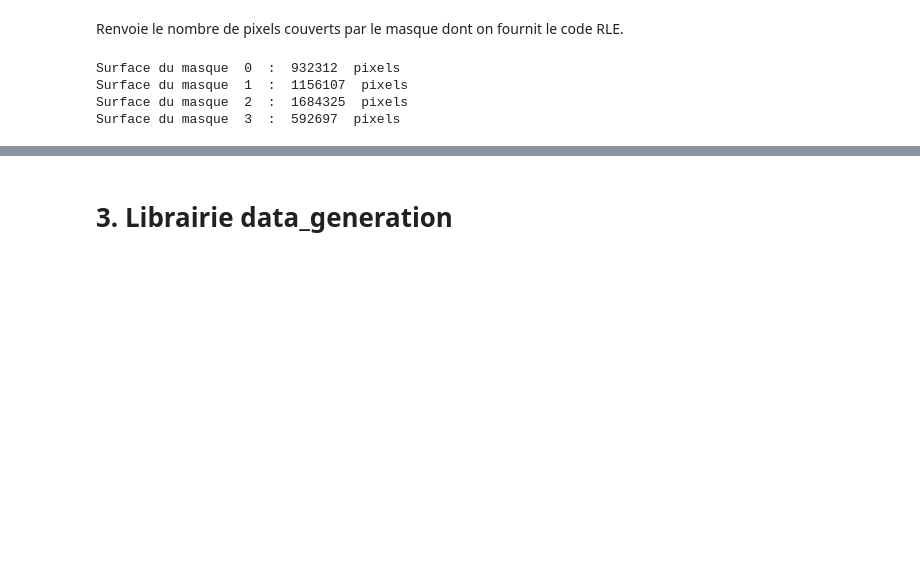
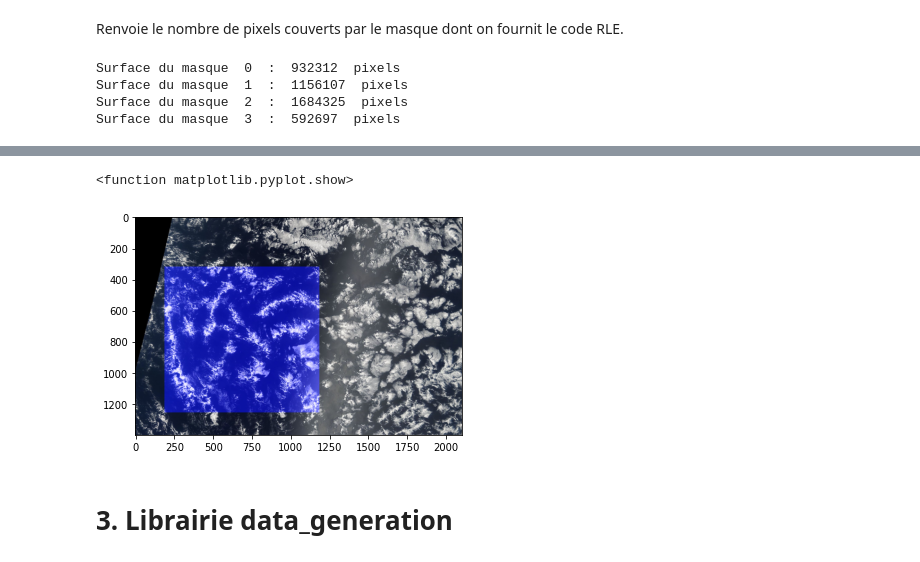
Before and after one commit to pauldechorgnat/nebula, a Jupyter notebook: libraries_sample.ipynb, the cells around one changed output, grey strips where cells are left out. Drawn from its saved outputs; the diff is of its cells as text; code cells hidden in the pictures; blank space fills up the shorter version.

Commit message:
Update doc
- Mise a jour documentation librairies
- Mise a dispo .html pour visualisation directe

```diff
--- a/libraries_sample.ipynb
+++ b/libraries_sample.ipynb
@@ -161,3 +186,15 @@ Surface du masque  3  :  592697  pixels
+# %%
+repTrain = 'train_images'
+nomImage = train['image'][0]
+rle = train['EncodedPixels'][0]
+classe = train['label'][0]
+dico = packages.imshowSuperimposed(repImage=repTrain, nomImage = nomImage,
+                          rle = rle, classe = classe)
+plt.imshow(dico['Superimposed'])
+plt.show
+# %% [output]
+<function matplotlib.pyplot.show>
+[figure, added]
 # %% [markdown]
 # **3. Librairie data_generation**
 # %% [markdown]
```
Also changed, not shown: parts of 30 cells of this notebook, 1 other file.
